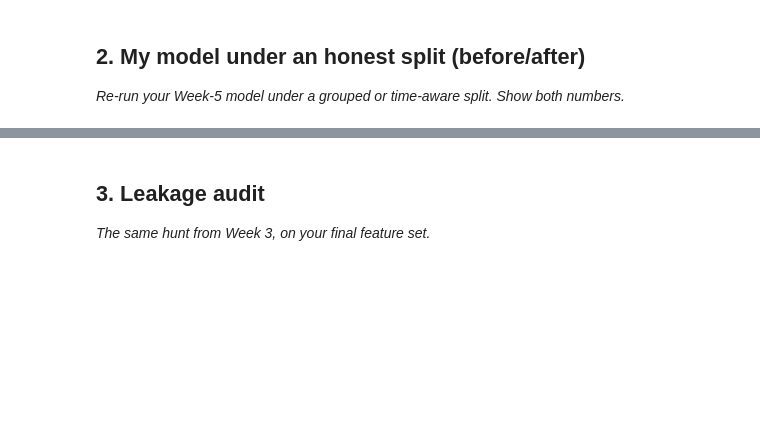
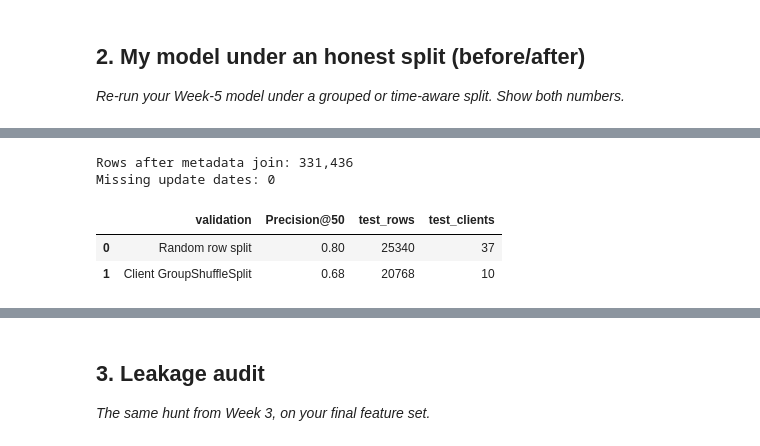
Before and after one commit to SaaDasim05/Flyrank-ML-Internship, a Jupyter notebook: work/notebooks/w06_validation_audit.ipynb, the cells around one changed output, grey strips where cells are left out. Saved outputs shown, nothing was run; the diff lists cells and outputs as text; code cells hidden in the pictures; blank space fills up the shorter version.

```diff
--- a/work/notebooks/w06_validation_audit.ipynb
+++ b/work/notebooks/w06_validation_audit.ipynb
@@ -22,0 +150,74 @@ This skeleton is yours to fill. Work the sections **in order** — each one has
+# %%
+content_dates = con.sql(f"""
+    SELECT
+        client_hash_id,
+        content_hash_id,
+        content_updated_date,
+        word_count
+    FROM read_parquet('{REL}/dim_content.parquet')
+""").df()
+
+content_dates["content_updated_date"] = pd.to_datetime(
+    content_dates["content_updated_date"],
+    errors="coerce"
+)
+
+decision_date = pd.Timestamp("2026-03-31")
+
+content_dates["days_since_update"] = (
+    decision_date - content_dates["content_updated_date"]
+).dt.days.clip(lower=0)
+
+data = data.merge(
+    content_dates[
+        [
+            "client_hash_id",
+            "content_hash_id",
+            "days_since_update",
+            "word_count"
+        ]
+    ],
+    on=["client_hash_id", "content_hash_id"],
+    how="left"
+)
+
+print(f"Rows after metadata join: {len(data):,}")
+print(f"Missing update dates: {data['days_since_update'].isna().sum():,}")
+# %% [output]
+Rows after metadata join: 331,436
+Missing update dates: 0
+# %%
+# Build the comparison table using the already-trained models
+
+random_test_clients = model_df.loc[
+    X_test.index, "client_hash_id"
+].nunique()
+
+group_test_clients = model_df.iloc[
+    test_idx
+]["client_hash_id"].nunique()
+
+comparison = pd.DataFrame({
+    "validation": [
+        "Random row split",
+        "Client GroupShuffleSplit"
+    ],
+    "Precision@50": [
+        random_p50,
+        group_p50
+    ],
+    "test_rows": [
+        len(y_test),
+        len(y_group_test)
+    ],
+    "test_clients": [
+        random_test_clients,
+        group_test_clients
+    ]
+})
+
+comparison
+# %% [output]
+|  | validation | Precision@50 | test_rows | test_clients |
+| 0 | Random row split | 0.80 | 25340 | 37 |
+| 1 | Client GroupShuffleSplit | 0.68 | 20768 | 10 |
```
Also changed, not shown: parts of 17 cells of this notebook.
